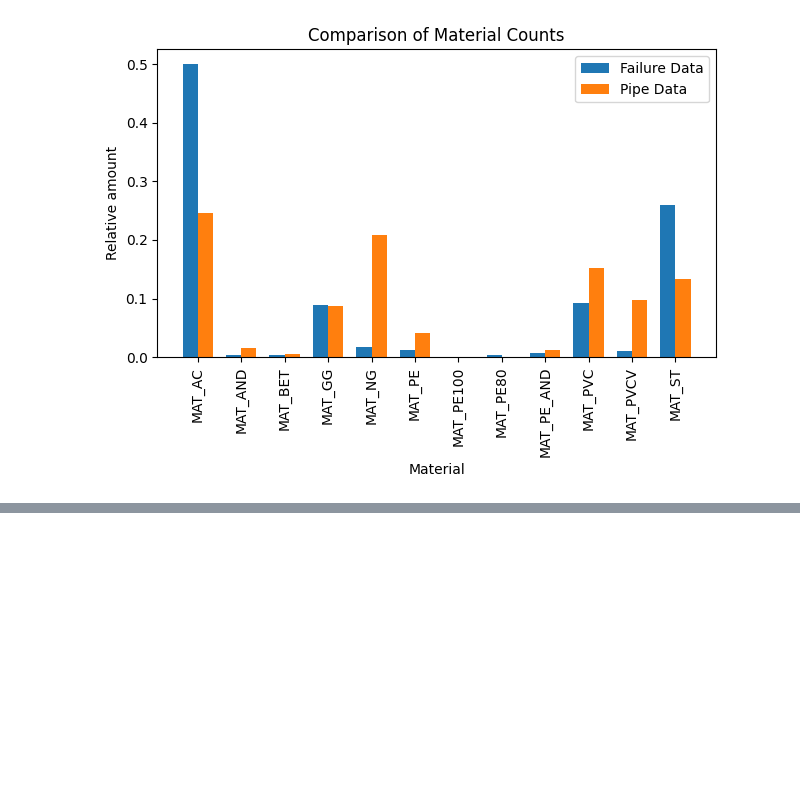
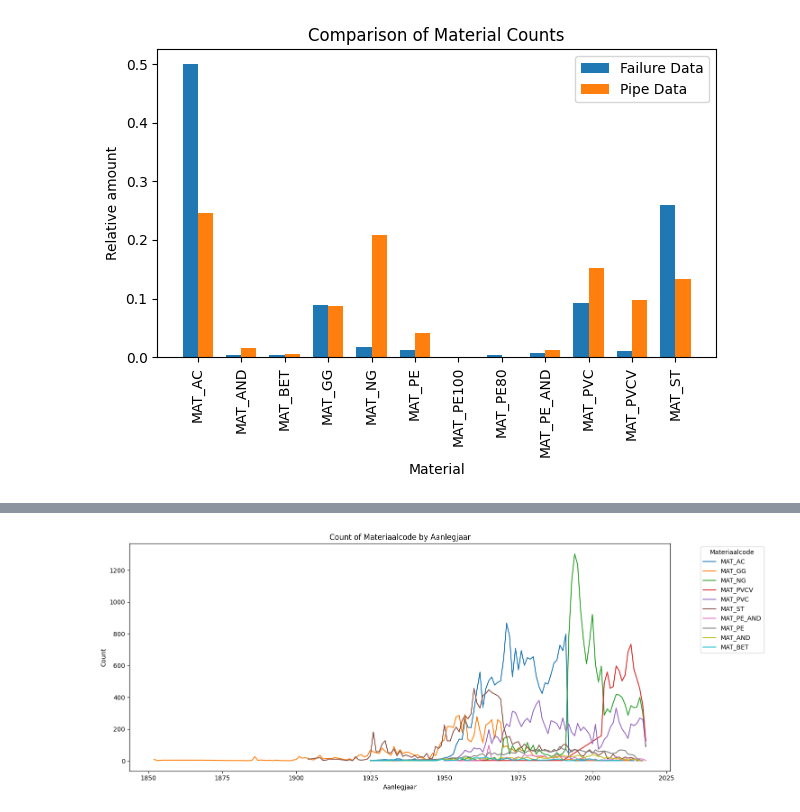
Before and after one commit to jipsteiger/ENVM1601, a Jupyter notebook: Failure_modelling/week3.ipynb, the cells around one changed output, grey strips where cells are left out. Drawn from its saved outputs; the diff is of its cells as text; code cells hidden in the pictures; blank space fills up the shorter version.

```diff
--- a/Failure_modelling/week3.ipynb
+++ b/Failure_modelling/week3.ipynb
@@ -108,0 +171,21 @@ Name: age_at_failure, Length: 1822, dtype: int64
+# %%
+import pandas as pd
+import matplotlib.pyplot as plt
+
+# Assuming pipe_data is your DataFrame
+unique_materiaal = pipe_data['Materiaalcode'].unique().tolist()
+
+plt.figure(figsize=(15, 6))
+
+for materiaal in unique_materiaal:
+    materiaal_data = pipe_data[pipe_data['Materiaalcode'] == materiaal].groupby('Aanlegjaar').count()
+    plt.plot(materiaal_data.index, materiaal_data['Lengte'], label=materiaal) # Replace 'any_column_name' with any column name
+
+plt.xlabel('Aanlegjaar')
+plt.ylabel('Count')
+plt.title('Count of Materiaalcode by Aanlegjaar')
+plt.legend(title='Materiaalcode', bbox_to_anchor=(1.05, 1), loc='upper left')
+plt.tight_layout()
+plt.show()
+# %% [output]
+[figure, added]
```
Also changed, not shown: parts of 9 cells of this notebook, 1 other file.
